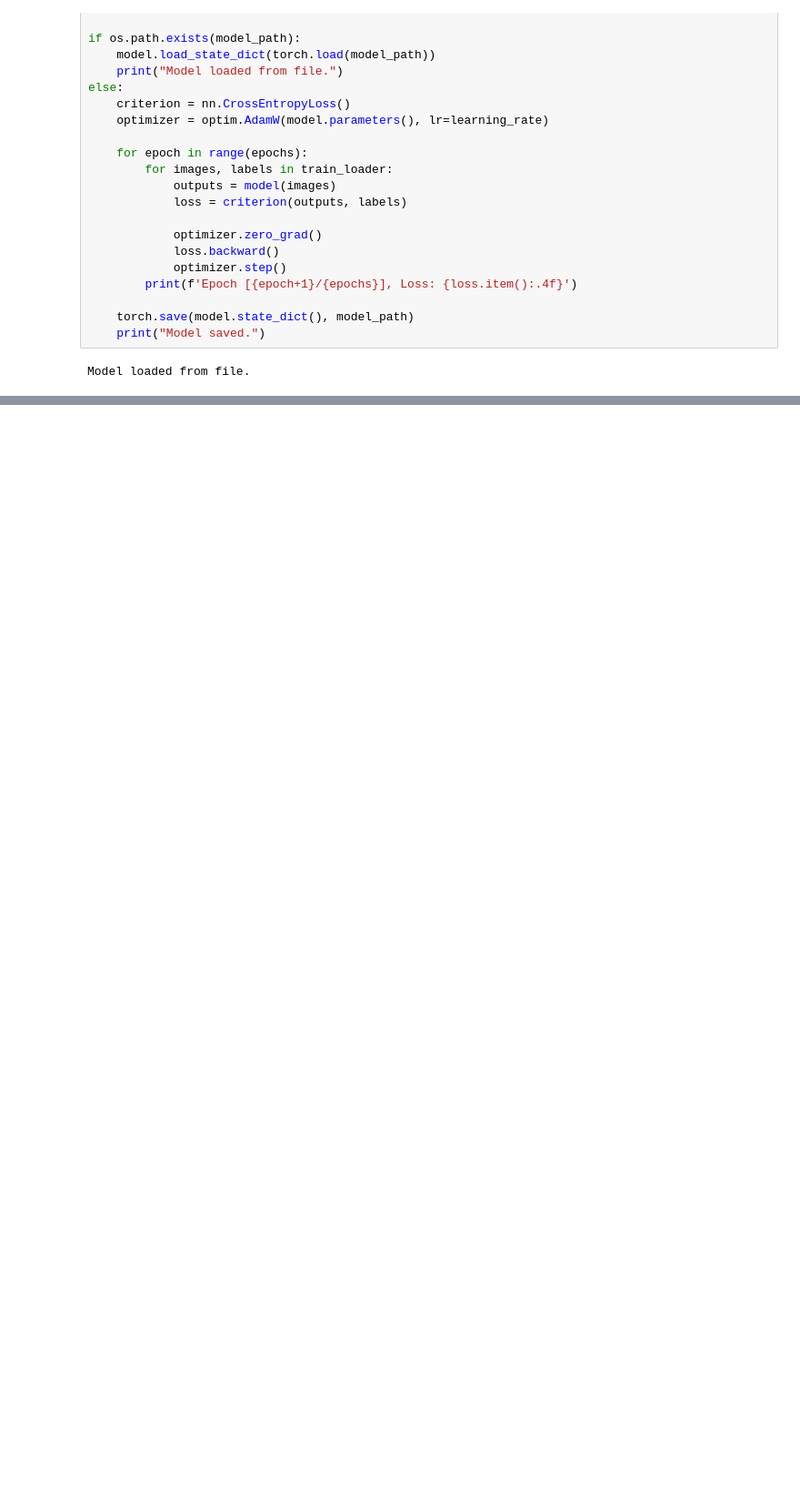
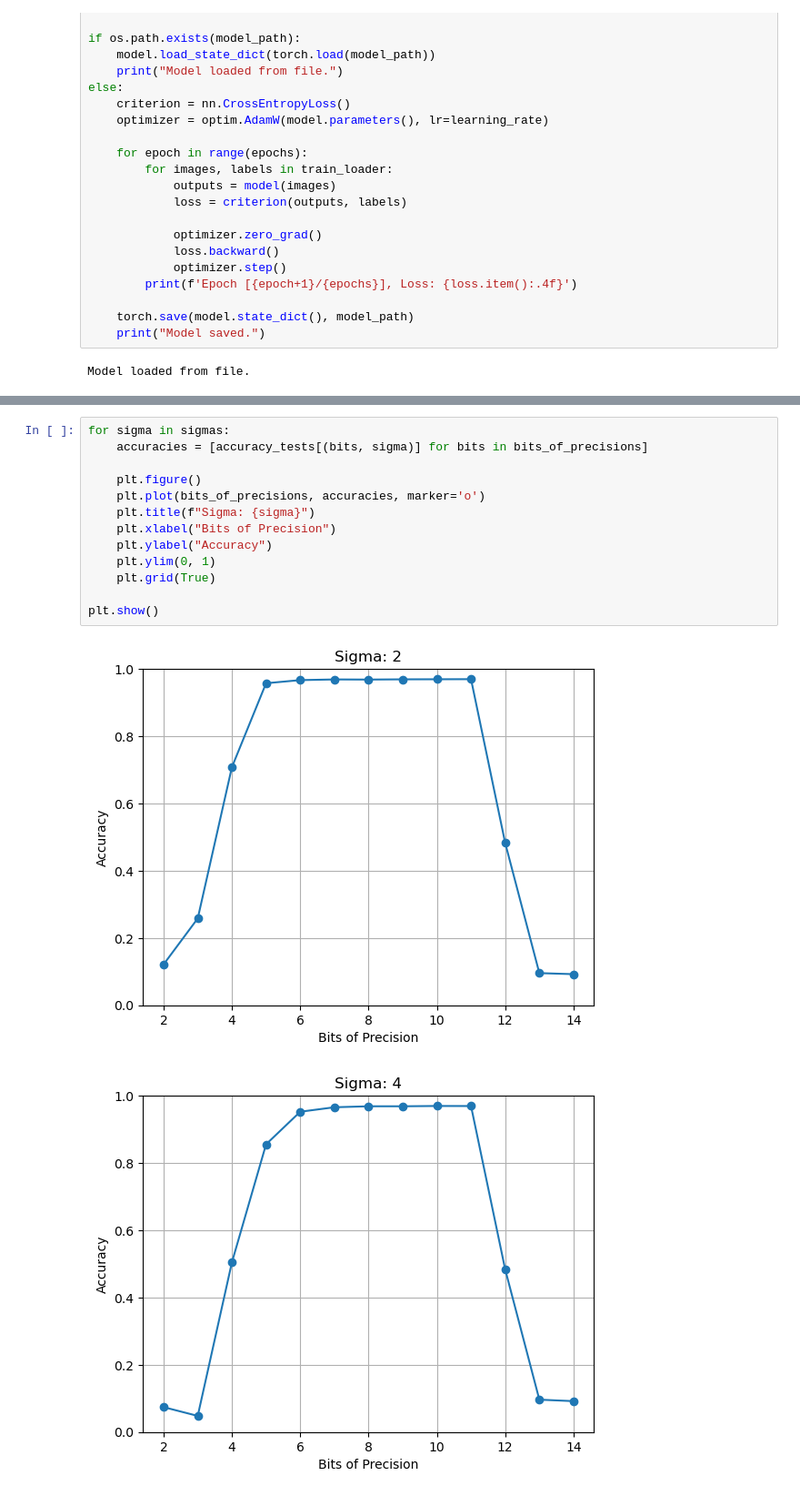
Before and after one commit to LWEdslev/pp-ml, a Jupyter notebook: mnist.ipynb, the cells around one changed output, grey strips where cells are left out. Shown at 91% size. Cells and saved outputs as stored; diff of their text form; blank space fills up the shorter version.

```diff
--- a/mnist.ipynb
+++ b/mnist.ipynb
@@ -214,0 +279,16 @@ Accuracy: 96.96%
+# %%
+for sigma in sigmas:
+    accuracies = [accuracy_tests[(bits, sigma)] for bits in bits_of_precisions]
+
+    plt.figure()
+    plt.plot(bits_of_precisions, accuracies, marker='o')
+    plt.title(f"Sigma: {sigma}")
+    plt.xlabel("Bits of Precision")
+    plt.ylabel("Accuracy")
+    plt.ylim(0, 1)
+    plt.grid(True)
+
+plt.show()
+# %% [output]
+[figure, added]
+[figure, added]
```
Also changed, not shown: parts of 5 cells of this notebook, 2 other files.
